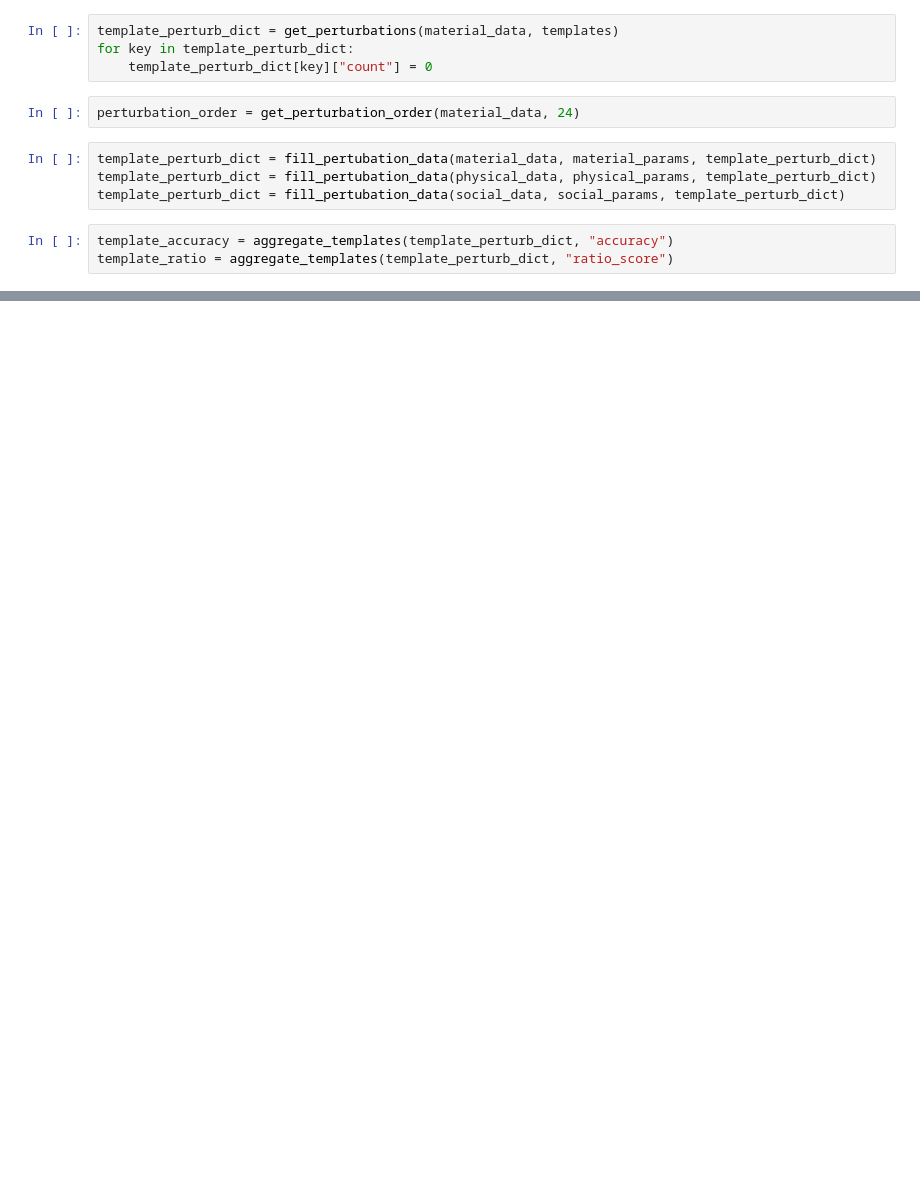
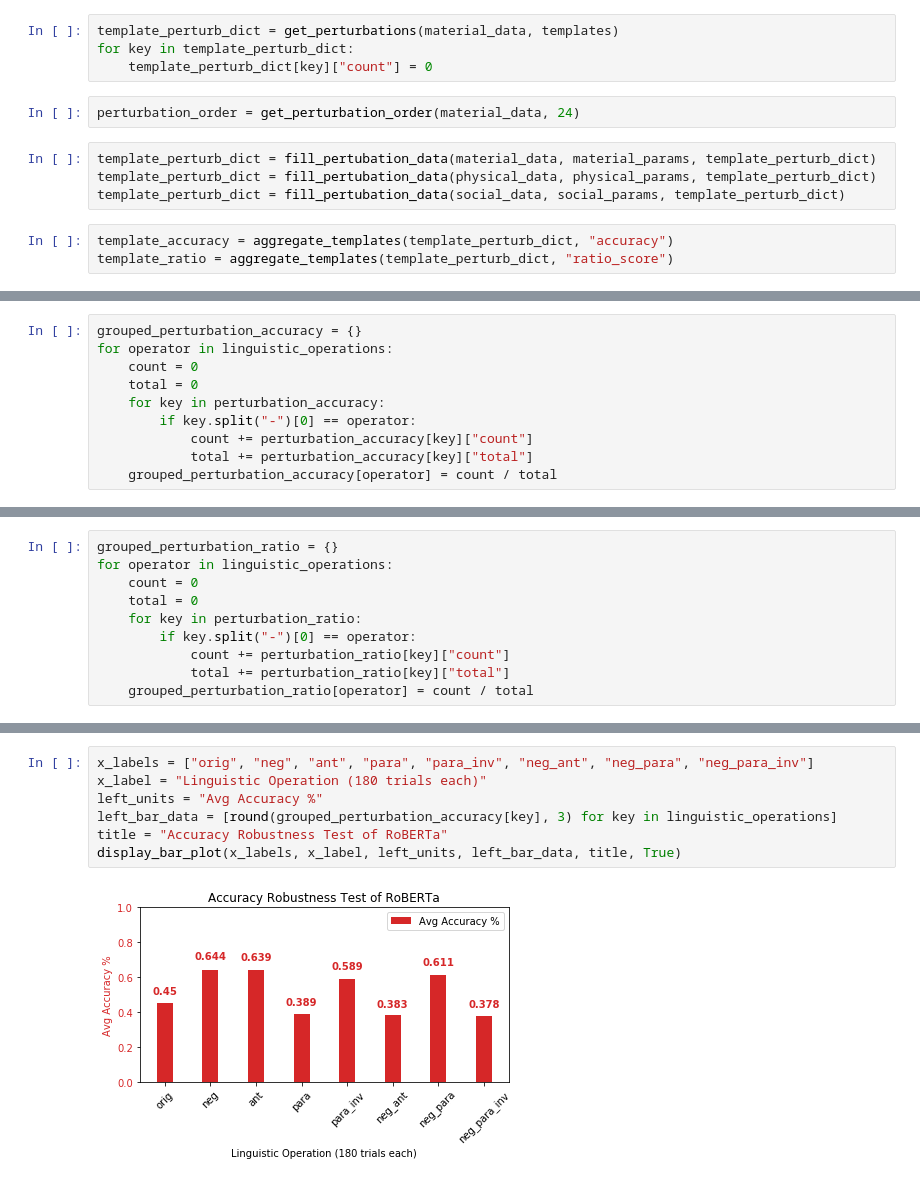
Before and after one commit to shaoxia57/common_sense_embedding_analysis, a Jupyter notebook: Generate_Plots.ipynb, the cells around one changed output, grey strips where cells are left out. Saved outputs shown, nothing was run; the diff lists cells and outputs as text; blank space fills up the shorter version.

```diff
--- a/Generate_Plots.ipynb
+++ b/Generate_Plots.ipynb
@@ -113,0 +167,10 @@ display_two_axis_bar_plot(x_labels, x_label, left_units, right_units,
+# %%
+grouped_perturbation_accuracy = {}
+for operator in linguistic_operations:
+    count = 0
+    total = 0
+    for key in perturbation_accuracy:
+        if key.split("-")[0] == operator:
+            count += perturbation_accuracy[key]["count"]
+            total += perturbation_accuracy[key]["total"]
+    grouped_perturbation_accuracy[operator] = count / total
@@ -113,0 +188,10 @@ display_two_axis_bar_plot(x_labels, x_label, left_units, right_units,
+# %%
+grouped_perturbation_ratio = {}
+for operator in linguistic_operations:
+    count = 0
+    total = 0
+    for key in perturbation_ratio:
+        if key.split("-")[0] == operator:
+            count += perturbation_ratio[key]["count"]
+            total += perturbation_ratio[key]["total"]
+    grouped_perturbation_ratio[operator] = count / total
@@ -113,0 +209,9 @@ display_two_axis_bar_plot(x_labels, x_label, left_units, right_units,
+# %%
+x_labels = ["orig", "neg", "ant", "para", "para_inv", "neg_ant", "neg_para", "neg_para_inv"]
+x_label = "Linguistic Operation (180 trials each)"
+left_units = "Avg Accuracy %"
+left_bar_data = [round(grouped_perturbation_accuracy[key], 3) for key in linguistic_operations]
+title = "Accuracy Robustness Test of RoBERTa"
+display_bar_plot(x_labels, x_label, left_units, left_bar_data, title, True)
+# %% [output]
+[figure, added]
```
Also changed, not shown: parts of 13 cells of this notebook, 7 other files.
